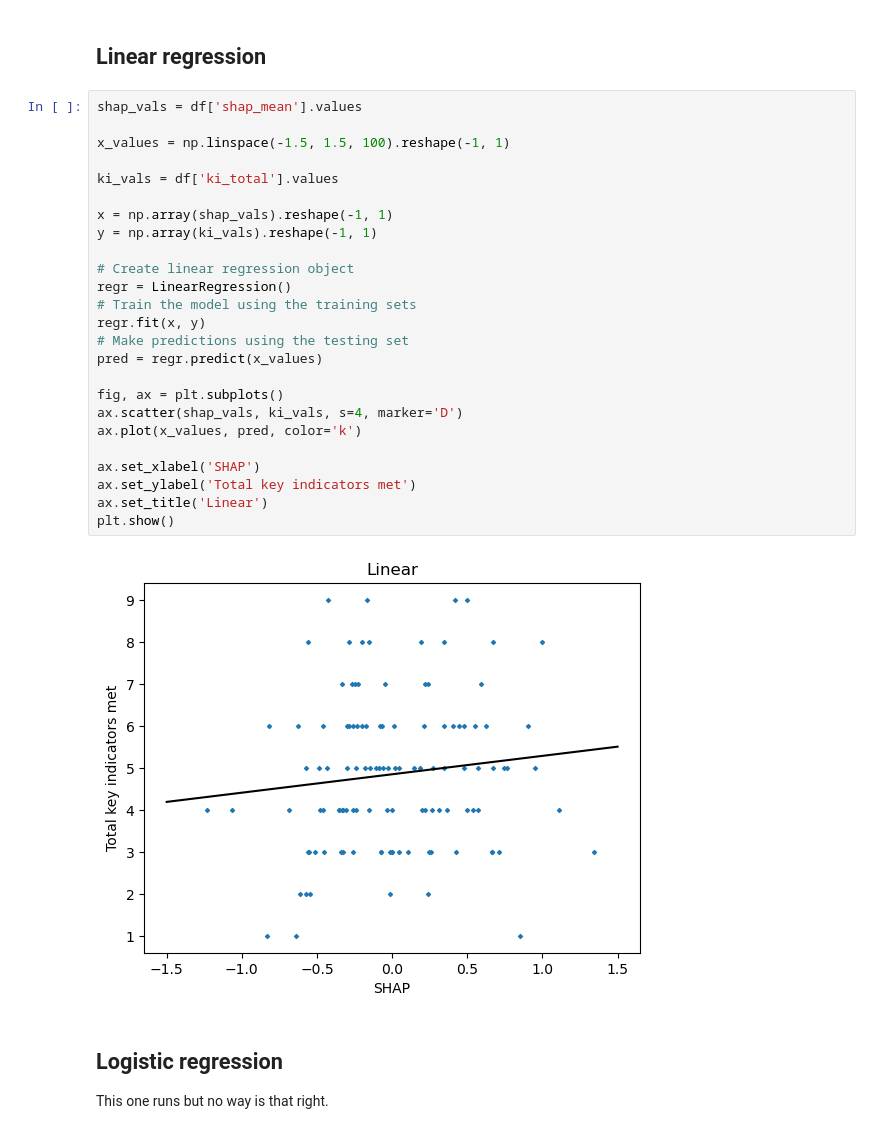
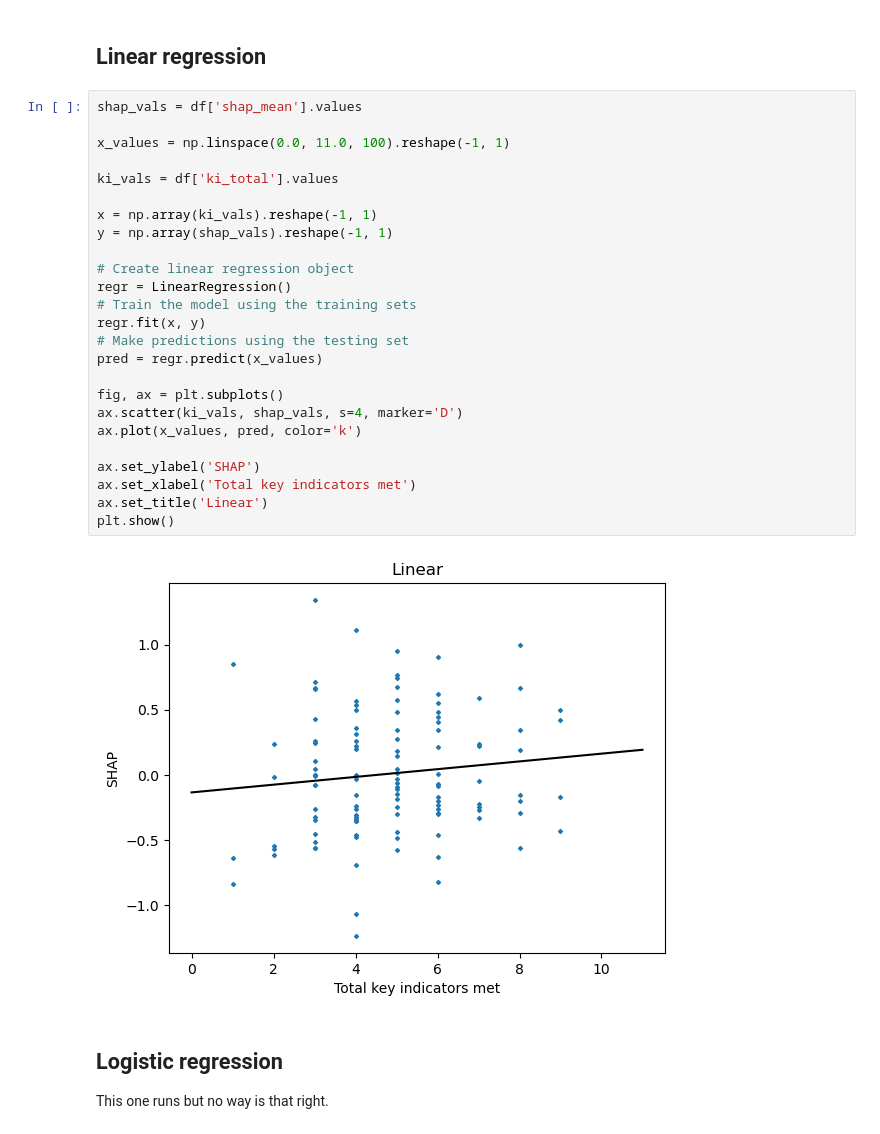
Before and after one commit to samuel-book/thrombolysis_organisational_factors, a Jupyter notebook: data_prep/4_ki_vs_shap.ipynb, the cells around one changed output. Cells and saved outputs as stored; diff of their text form.

Commit message:
For basic plots, moved SHAP to y-axis

```diff
--- a/data_prep/4_ki_vs_shap.ipynb
+++ b/data_prep/4_ki_vs_shap.ipynb
@@ -119,30 +119,30 @@ plt.show()
 # %%
 shap_vals = df['shap_mean'].values
 
-x_values = np.linspace(-1.5, 1.5, 100).reshape(-1, 1)
+x_values = np.linspace(0.0, 11.0, 100).reshape(-1, 1)
 
 ki_vals = df['ki_total'].values
 
-x = np.array(shap_vals).reshape(-1, 1)
-y = np.array(ki_vals).reshape(-1, 1)
+x = np.array(ki_vals).reshape(-1, 1)
+y = np.array(shap_vals).reshape(-1, 1)
 
 # Create linear regression object
 regr = LinearRegression()
 # Train the model using the training sets
 regr.fit(x, y)
 # Make predictions using the testing set
 pred = regr.predict(x_values)
 
 fig, ax = plt.subplots()
-ax.scatter(shap_vals, ki_vals, s=4, marker='D')
+ax.scatter(ki_vals, shap_vals, s=4, marker='D')
 ax.plot(x_values, pred, color='k')
 
-ax.set_xlabel('SHAP')
-ax.set_ylabel('Total key indicators met')
+ax.set_ylabel('SHAP')
+ax.set_xlabel('Total key indicators met')
 ax.set_title('Linear')
 plt.show()
 # %% [output]
-[figure, old version]
+[figure, new version]
 # %% [markdown]
 ## Logistic regression
 
```
Also changed, not shown: parts of 3 cells of this notebook.
